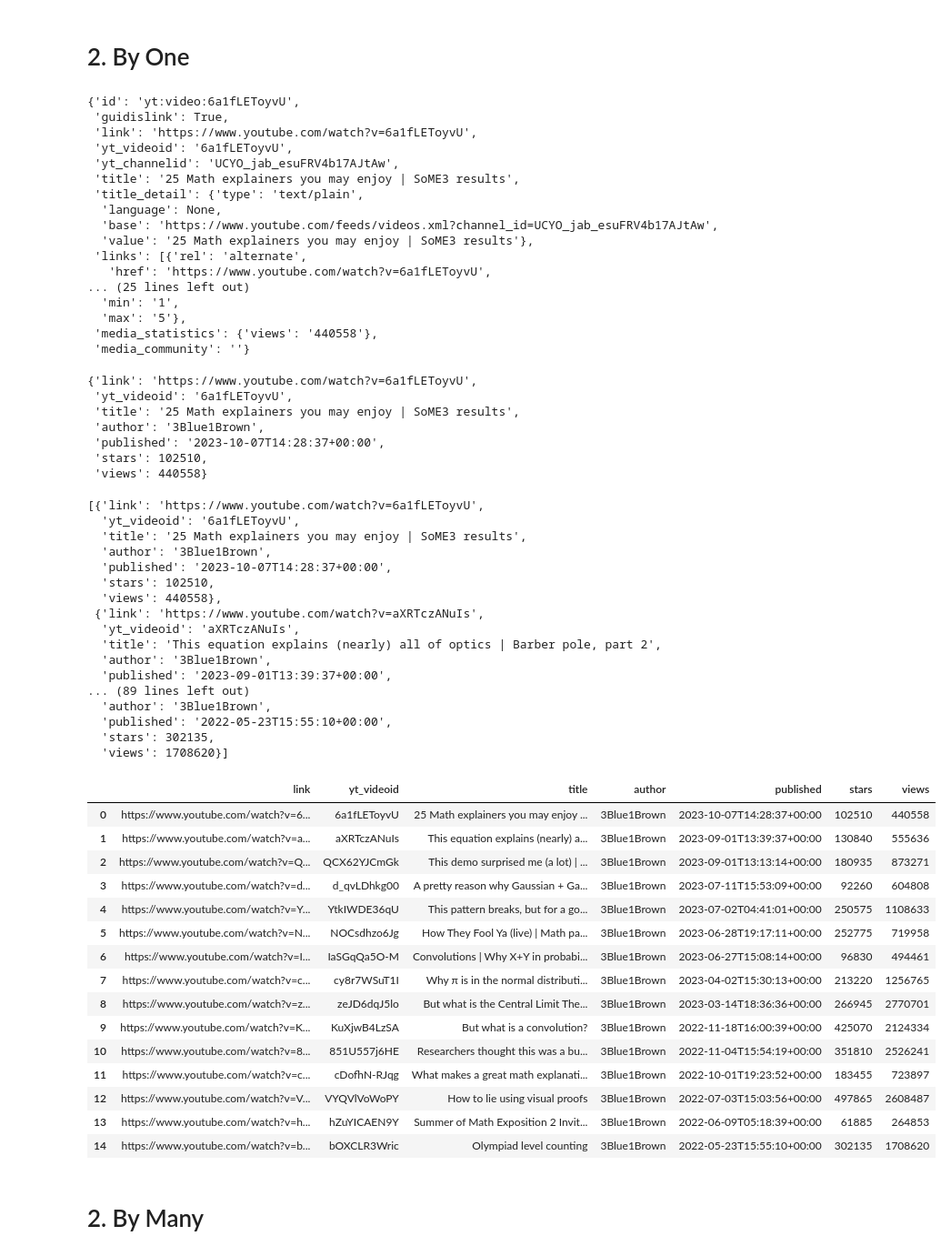
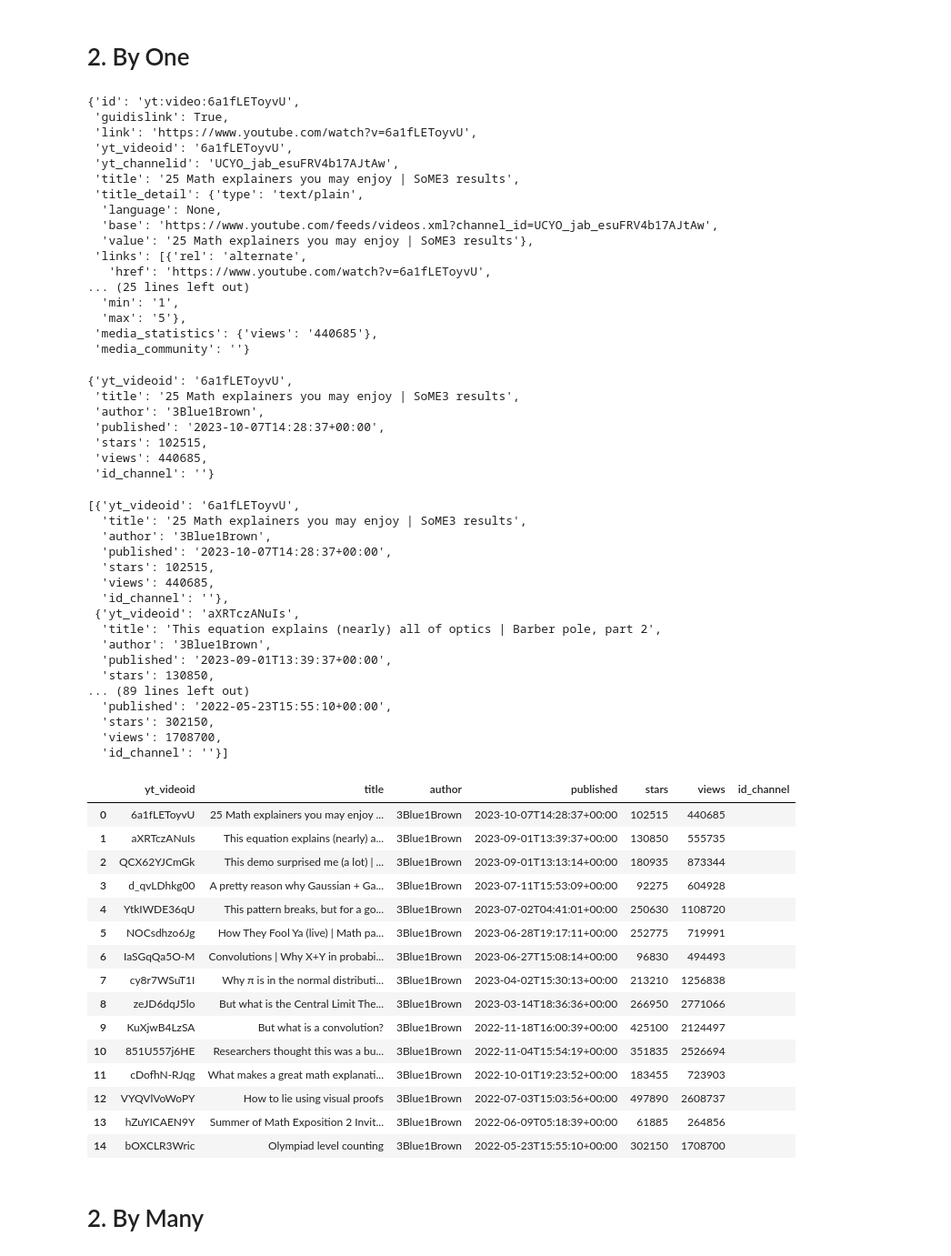
Before and after one commit to AlexandreGazagnes/yourtube, a Jupyter notebook: notebooks/01-feeds.ipynb, the cells around one changed output. Shown at 91% size. Cells and saved outputs as stored; diff of their text form; code cells hidden in the pictures.

```diff
--- a/notebooks/01-feeds.ipynb
+++ b/notebooks/01-feeds.ipynb
@@ -10,6 +10,6 @@ from src.imports import *
 INFO: Pandarallel will run on 8 workers.
 INFO: Pandarallel will use Memory file system to transfer data between the main process and workers.
 # %%
-df = pd.read_csv('data/data.csv')
+df = pd.read_csv('data/tables/channels.csv')
 df
 # %% [output]
@@ -29,5 +29,5 @@ df
 # %%
-rss_url = df['rss_url'][0]
+rss_url = df["id_channel"][0]
 rss_url
 # %% [output]
 'UCYO_jab_esuFRV4b17AJtAw'
@@ -119,58 +119,59 @@ video_dict
 ... (25 lines left out)
   'min': '1',
   'max': '5'},
- 'media_statistics': {'views': '440558'},
+ 'media_statistics': {'views': '440685'},
  'media_community': ''}
 # %%
 video_dict_cleaned = clean_video_dict(video_dict)
 video_dict_cleaned
 # %% [output]
-{'link': 'https://www.youtube.com/watch?v=6a1fLEToyvU',
- 'yt_videoid': '6a1fLEToyvU',
+{'yt_videoid': '6a1fLEToyvU',
  'title': '25 Math explainers you may enjoy | SoME3 results',
  'author': '3Blue1Brown',
  'published': '2023-10-07T14:28:37+00:00',
- 'stars': 102510,
- 'views': 440558}
+ 'stars': 102515,
+ 'views': 440685,
+ 'id_channel': ''}
 # %%
 entries_cleaned = clean_entries(entries)
 entries_cleaned
 # %% [output]
-[{'link': 'https://www.youtube.com/watch?v=6a1fLEToyvU',
-  'yt_videoid': '6a1fLEToyvU',
+[{'yt_videoid': '6a1fLEToyvU',
   'title': '25 Math explainers you may enjoy | SoME3 results',
   'author': '3Blue1Brown',
   'published': '2023-10-07T14:28:37+00:00',
-  'stars': 102510,
-  'views': 440558},
- {'link': 'https://www.youtube.com/watch?v=aXRTczANuIs',
-  'yt_videoid': 'aXRTczANuIs',
+  'stars': 102515,
+  'views': 440685,
+  'id_channel': ''},
+ {'yt_videoid': 'aXRTczANuIs',
   'title': 'This equation explains (nearly) all of optics | Barber pole, part 2',
   'author': '3Blue1Brown',
   'published': '2023-09-01T13:39:37+00:00',
+  'stars': 130850,
 ... (89 lines left out)
-  'author': '3Blue1Brown',
   'published': '2022-05-23T15:55:10+00:00',
-  'stars': 302135,
-  'views': 1708620}]
+  'stars': 302150,
+  'views': 1708700,
+  'id_channel': ''}]
 # %%
-pd.DataFrame(entries_cleaned)
+videos_df = pd.DataFrame(entries_cleaned)
+videos_df
 # %% [output]
-|  | link | yt_videoid | title | author | published | stars | views |
-| 0 | https://www.youtube.com/watch?v=6... | 6a1fLEToyvU | 25 Math explainers you may enjoy ... | 3Blue1Brown | 2023-10-07T14:28:37+00:00 | 102510 | 440558 |
-| 1 | https://www.youtube.com/watch?v=a... | aXRTczANuIs | This equation explains (nearly) a... | 3Blue1Brown | 2023-09-01T13:39:37+00:00 | 130840 | 555636 |
-| 2 | https://www.youtube.com/watch?v=Q... | QCX62YJCmGk | This demo surprised me (a lot) | ... | 3Blue1Brown | 2023-09-01T13:13:14+00:00 | 180935 | 873271 |
-| 3 | https://www.youtube.com/watch?v=d... | d_qvLDhkg00 | A pretty reason why Gaussian + Ga... | 3Blue1Brown | 2023-07-11T15:53:09+00:00 | 92260 | 604808 |
-| 4 | https://www.youtube.com/watch?v=Y... | YtkIWDE36qU | This pattern breaks, but for a go... | 3Blue1Brown | 2023-07-02T04:41:01+00:00 | 250575 | 1108633 |
-| 5 | https://www.youtube.com/watch?v=N... | NOCsdhzo6Jg | How They Fool Ya (live) | Math pa... | 3Blue1Brown | 2023-06-28T19:17:11+00:00 | 252775 | 719958 |
-| 6 | https://www.youtube.com/watch?v=I... | IaSGqQa5O-M | Convolutions | Why X+Y in probabi... | 3Blue1Brown | 2023-06-27T15:08:14+00:00 | 96830 | 494461 |
-| 7 | https://www.youtube.com/watch?v=c... | cy8r7WSuT1I | Why π is in the normal distributi... | 3Blue1Brown | 2023-04-02T15:30:13+00:00 | 213220 | 1256765 |
-| 8 | https://www.youtube.com/watch?v=z... | zeJD6dqJ5lo | But what is the Central Limit The... | 3Blue1Brown | 2023-03-14T18:36:36+00:00 | 266945 | 2770701 |
-| 9 | https://www.youtube.com/watch?v=K... | KuXjwB4LzSA | But what is a convolution? | 3Blue1Brown | 2022-11-18T16:00:39+00:00 | 425070 | 2124334 |
-| 10 | https://www.youtube.com/watch?v=8... | 851U557j6HE | Researchers thought this was a bu... | 3Blue1Brown | 2022-11-04T15:54:19+00:00 | 351810 | 2526241 |
-| 11 | https://www.youtube.com/watch?v=c... | cDofhN-RJqg | What makes a great math explanati... | 3Blue1Brown | 2022-10-01T19:23:52+00:00 | 183455 | 723897 |
-| 12 | https://www.youtube.com/watch?v=V... | VYQVlVoWoPY | How to lie using visual proofs | 3Blue1Brown | 2022-07-03T15:03:56+00:00 | 497865 | 2608487 |
-| 13 | https://www.youtube.com/watch?v=h... | hZuYICAEN9Y | Summer of Math Exposition 2 Invit... | 3Blue1Brown | 2022-06-09T05:18:39+00:00 | 61885 | 264853 |
-| 14 | https://www.youtube.com/watch?v=b... | bOXCLR3Wric | Olympiad level counting | 3Blue1Brown | 2022-05-23T15:55:10+00:00 | 302135 | 1708620 |
+|  | yt_videoid | title | author | published | stars | views | id_channel |
+| 0 | 6a1fLEToyvU | 25 Math explainers you may enjoy ... | 3Blue1Brown | 2023-10-07T14:28:37+00:00 | 102515 | 440685 |  |
+| 1 | aXRTczANuIs | This equation explains (nearly) a... | 3Blue1Brown | 2023-09-01T13:39:37+00:00 | 130850 | 555735 |  |
+| 2 | QCX62YJCmGk | This demo surprised me (a lot) | ... | 3Blue1Brown | 2023-09-01T13:13:14+00:00 | 180935 | 873344 |  |
+| 3 | d_qvLDhkg00 | A pretty reason why Gaussian + Ga... | 3Blue1Brown | 2023-07-11T15:53:09+00:00 | 92275 | 604928 |  |
+| 4 | YtkIWDE36qU | This pattern breaks, but for a go... | 3Blue1Brown | 2023-07-02T04:41:01+00:00 | 250630 | 1108720 |  |
+| 5 | NOCsdhzo6Jg | How They Fool Ya (live) | Math pa... | 3Blue1Brown | 2023-06-28T19:17:11+00:00 | 252775 | 719991 |  |
+| 6 | IaSGqQa5O-M | Convolutions | Why X+Y in probabi... | 3Blue1Brown | 2023-06-27T15:08:14+00:00 | 96830 | 494493 |  |
+| 7 | cy8r7WSuT1I | Why π is in the normal distributi... | 3Blue1Brown | 2023-04-02T15:30:13+00:00 | 213210 | 1256838 |  |
+| 8 | zeJD6dqJ5lo | But what is the Central Limit The... | 3Blue1Brown | 2023-03-14T18:36:36+00:00 | 266950 | 2771066 |  |
+| 9 | KuXjwB4LzSA | But what is a convolution? | 3Blue1Brown | 2022-11-18T16:00:39+00:00 | 425100 | 2124497 |  |
+| 10 | 851U557j6HE | Researchers thought this was a bu... | 3Blue1Brown | 2022-11-04T15:54:19+00:00 | 351835 | 2526694 |  |
+| 11 | cDofhN-RJqg | What makes a great math explanati... | 3Blue1Brown | 2022-10-01T19:23:52+00:00 | 183455 | 723903 |  |
+| 12 | VYQVlVoWoPY | How to lie using visual proofs | 3Blue1Brown | 2022-07-03T15:03:56+00:00 | 497890 | 2608737 |  |
+| 13 | hZuYICAEN9Y | Summer of Math Exposition 2 Invit... | 3Blue1Brown | 2022-06-09T05:18:39+00:00 | 61885 | 264856 |  |
+| 14 | bOXCLR3Wric | Olympiad level counting | 3Blue1Brown | 2022-05-23T15:55:10+00:00 | 302150 | 1708700 |  |
 # %% [markdown]
 # 2. By Many
```
Also changed, not shown: parts of 8 cells of this notebook, 1 other file.
